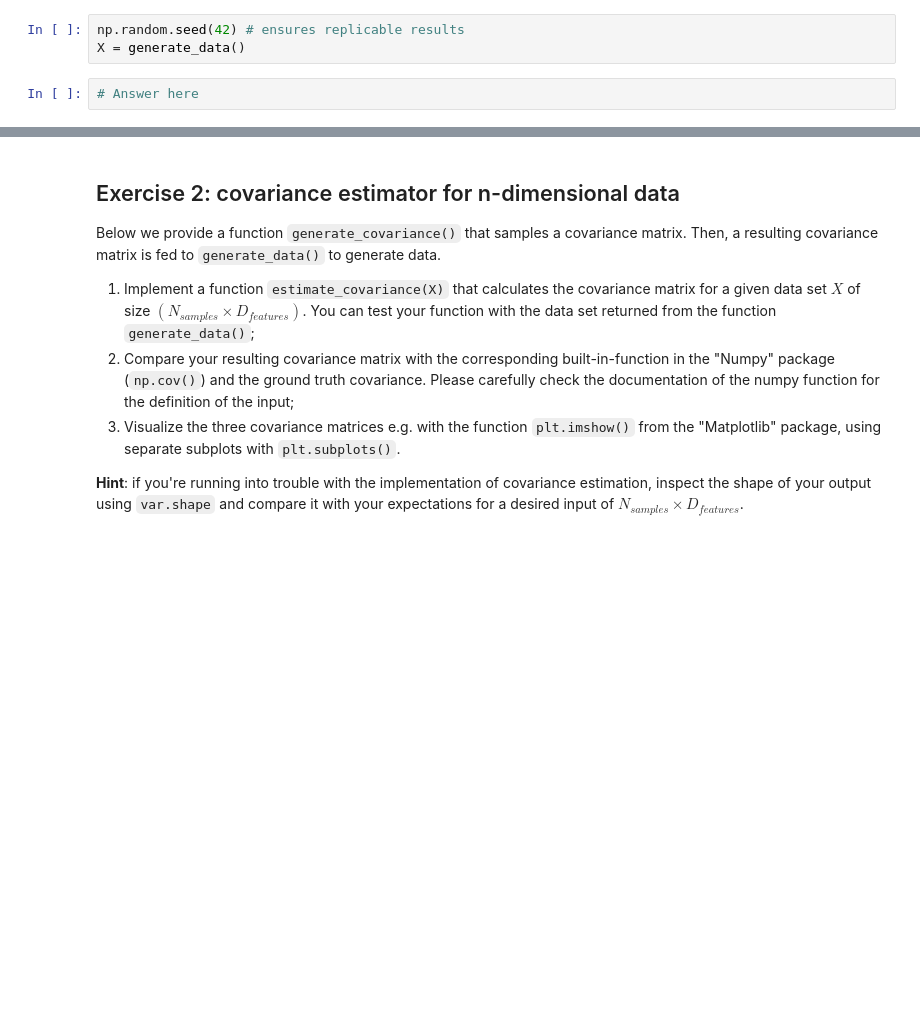
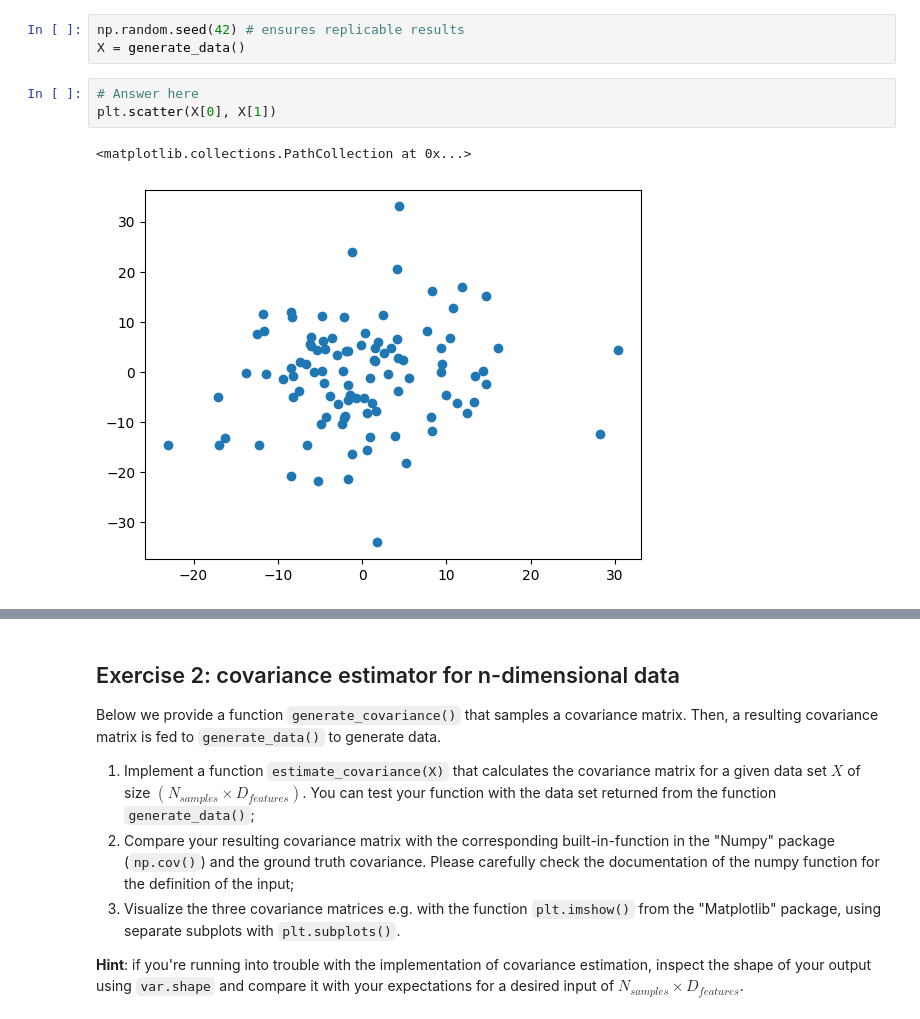
Before and after one commit to Rafrafrafra/BCI, a Jupyter notebook: Assignment 2/assignment_02_covariance_matrix.ipynb, the cells around one changed output, grey strips where cells are left out. Cells and saved outputs as stored; diff of their text form; blank space fills up the shorter version.

```diff
--- a/Assignment 2/assignment_02_covariance_matrix.ipynb
+++ b/Assignment 2/assignment_02_covariance_matrix.ipynb
@@ -37,3 +37,7 @@ np.random.seed(42) # ensures replicable results
 X = generate_data()
 # %%
 # Answer here
+plt.scatter(X[0], X[1])
+# %% [output]
+<matplotlib.collections.PathCollection at 0x...>
+[figure, added]
```
Also changed, not shown: parts of 1 cell of this notebook.
